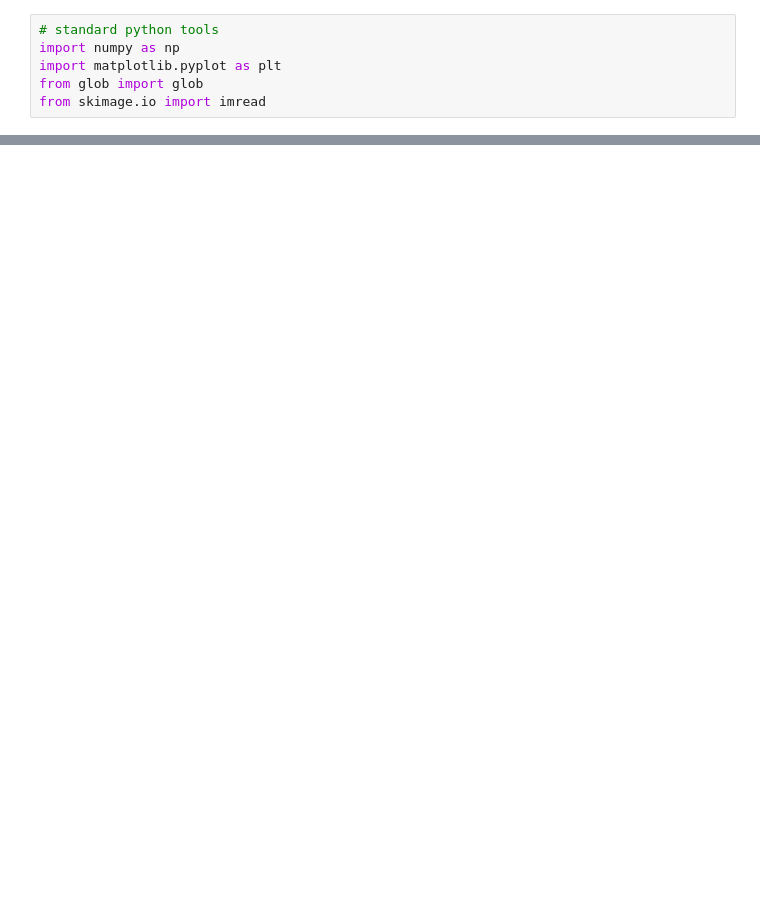
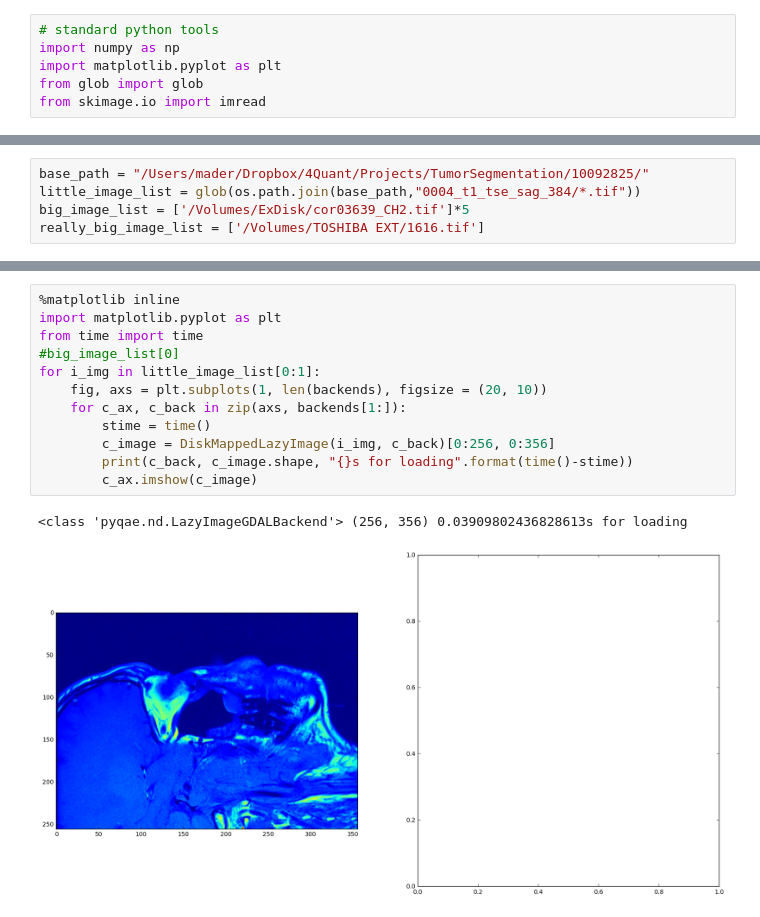
Before and after one commit to 4Quant/BBP-Setup, a Jupyter notebook: notebooks/Distributed Tile-based Reading.ipynb, the cells around one changed output, grey strips where cells are left out. Saved outputs shown, nothing was run; the diff lists cells and outputs as text; blank space fills up the shorter version.

Commit message:
added graphics, fixed notebook, moved old notebooks out of the main directory

```diff
--- a/notebooks/Distributed Tile-based Reading.ipynb
+++ b/notebooks/Distributed Tile-based Reading.ipynb
@@ -21,0 +23,5 @@ from pyqae.nd import paths_to_tiled_image
+# %%
+base_path = "/Users/mader/Dropbox/4Quant/Projects/TumorSegmentation/10092825/"
+little_image_list = glob(os.path.join(base_path,"0004_t1_tse_sag_384/*.tif"))
+big_image_list = ['/Volumes/ExDisk/cor03639_CH2.tif']*5
+really_big_image_list = ['/Volumes/TOSHIBA EXT/1616.tif']
@@ -21,0 +48,15 @@ from pyqae.nd import paths_to_tiled_image
+# %%
+%matplotlib inline
+import matplotlib.pyplot as plt
+from time import time
+#big_image_list[0]
+for i_img in little_image_list[0:1]:
+    fig, axs = plt.subplots(1, len(backends), figsize = (20, 10))
+    for c_ax, c_back in zip(axs, backends[1:]):
+        stime = time()
+        c_image = DiskMappedLazyImage(i_img, c_back)[0:256, 0:356]
+        print(c_back, c_image.shape, "{}s for loading".format(time()-stime))
+        c_ax.imshow(c_image)
+# %% [output]
+<class 'pyqae.nd.LazyImageGDALBackend'> (256, 356) 0.03909802436828613s for loading
+[figure, added]
```
Also changed, not shown: parts of 25 cells of this notebook, 6 other files.
